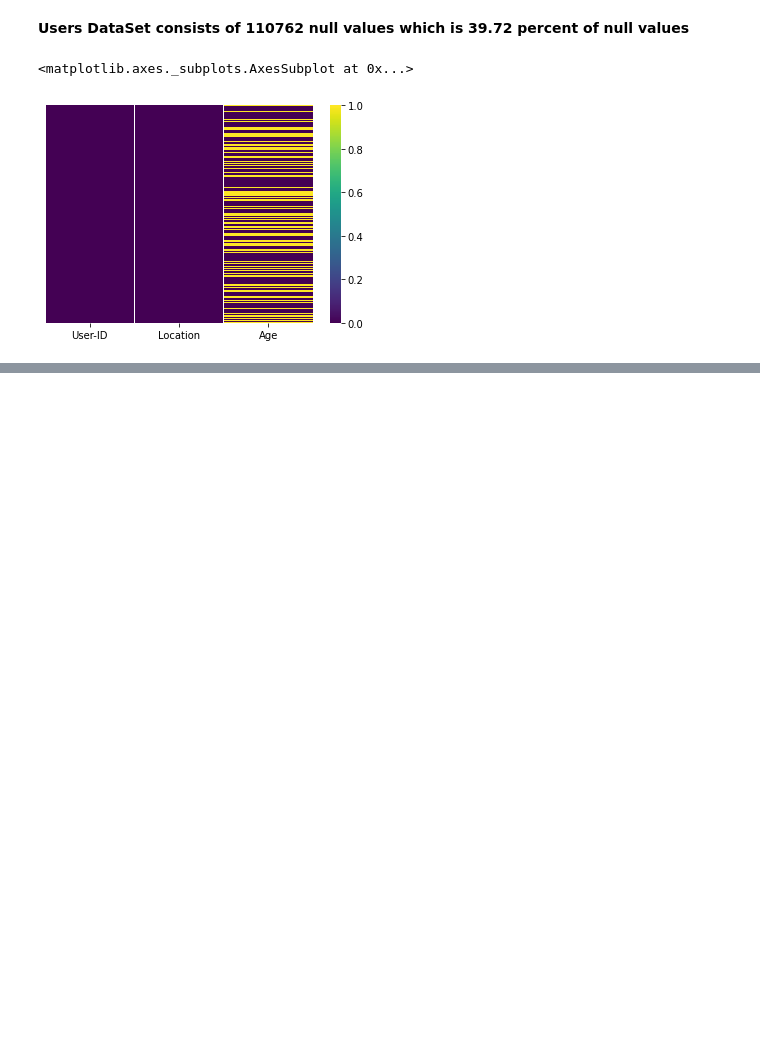
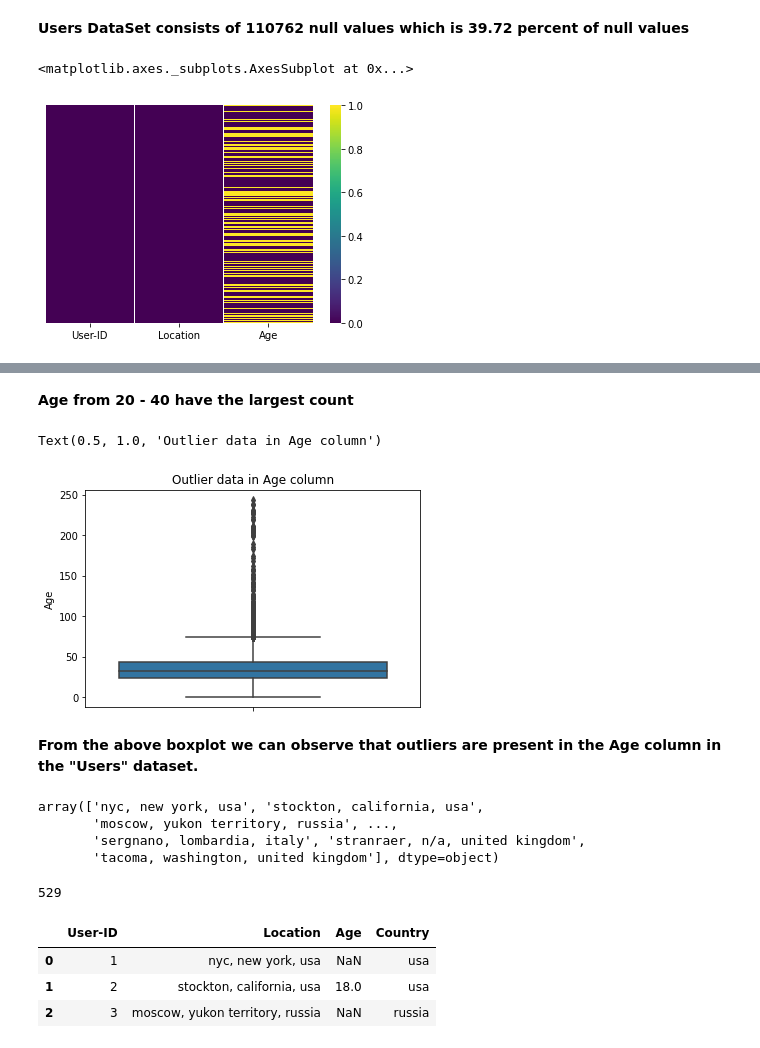
Before and after one commit to Robin-Rego/Book_Recommendation_System, a Jupyter notebook: Book_Recommendation_System.ipynb, the cells around one changed output, grey strips where cells are left out. Saved outputs shown, nothing was run; the diff lists cells and outputs as text; code cells hidden in the pictures; blank space fills up the shorter version.

```diff
--- a/Book_Recommendation_System.ipynb
+++ b/Book_Recommendation_System.ipynb
@@ -209,0 +252,34 @@ sns.heatmap(df_users.isnull(), yticklabels = False, cmap = 'viridis')
+# %% [markdown]
+**Age from 20 - 40 have the largest count**
+# %%
+# checking outliers through boxplot
+sns.boxplot(y='Age', data=df_users)
+plt.title('Outlier data in Age column')
+# %% [output]
+Text(0.5, 1.0, 'Outlier data in Age column')
+[figure, added]
+# %% [markdown]
+**From the above boxplot we can observe that outliers are present in the Age column in the "Users" dataset.**
+# %%
+# Lets check for the unique values of Location Column
+df_users.Location.unique()
+# %% [output]
+array(['nyc, new york, usa', 'stockton, california, usa',
+       'moscow, yukon territory, russia', ...,
+       'sergnano, lombardia, italy', 'stranraer, n/a, united kingdom',
+       'tacoma, washington, united kingdom'], dtype=object)
+# %%
+#Since the Locatin column consists of different values as well
+#So lets create another column "Country"
+for i in df_users:
+ df_users['Country']=df_users.Location.str.extract(r'\,+\s?(\w*\s?\w*)\"*$') #We are eliminating such characters
+print(df_users.Country.nunique())
+# %% [output]
+529
+# %%
+df_users.head(3)
+# %% [output]
+|  | User-ID | Location | Age | Country |
+| 0 | 1 | nyc, new york, usa | NaN | usa |
+| 1 | 2 | stockton, california, usa | 18.0 | usa |
+| 2 | 3 | moscow, yukon territory, russia | NaN | russia |
```
Also changed, not shown: parts of 30 cells of this notebook.
